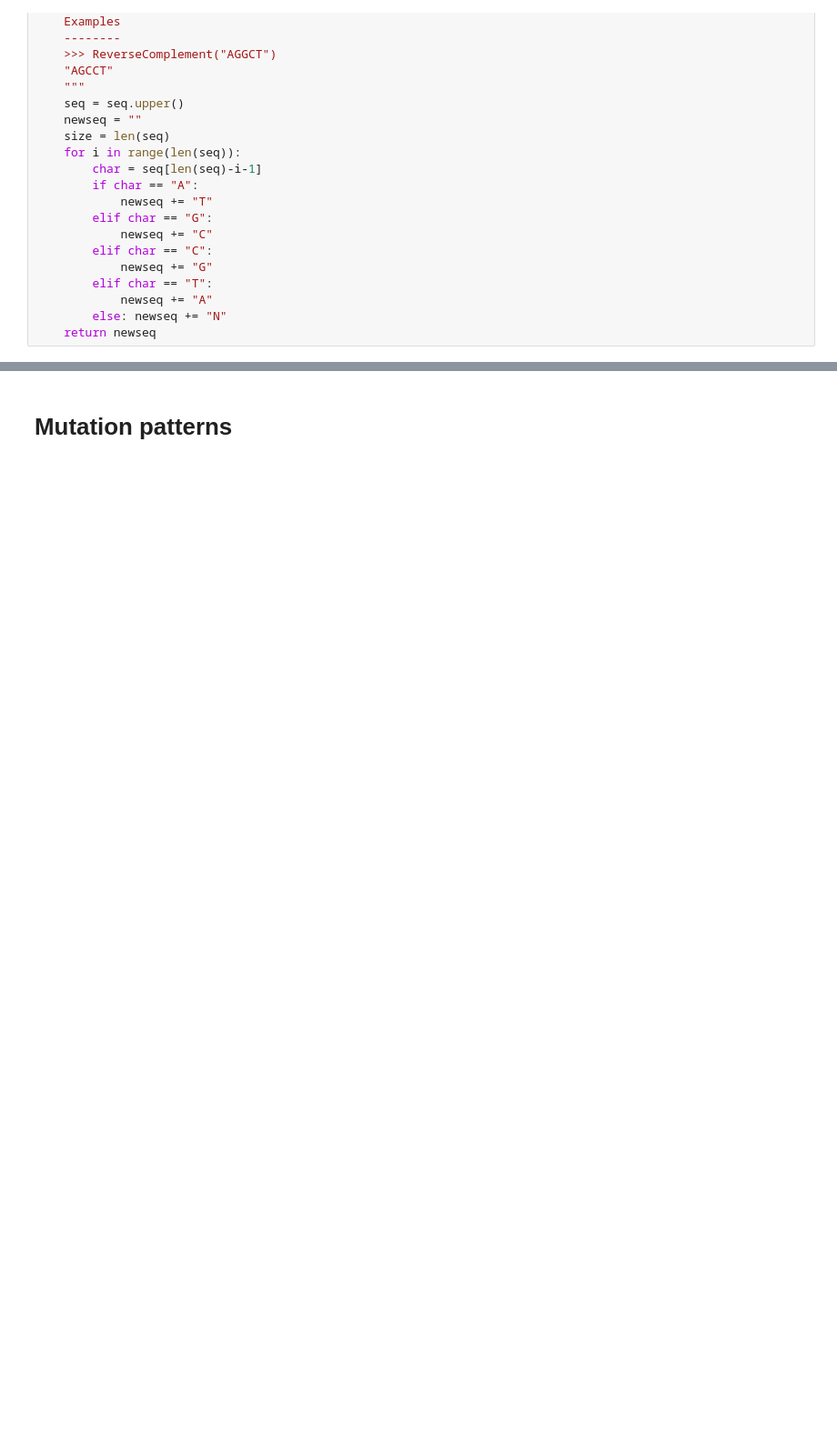
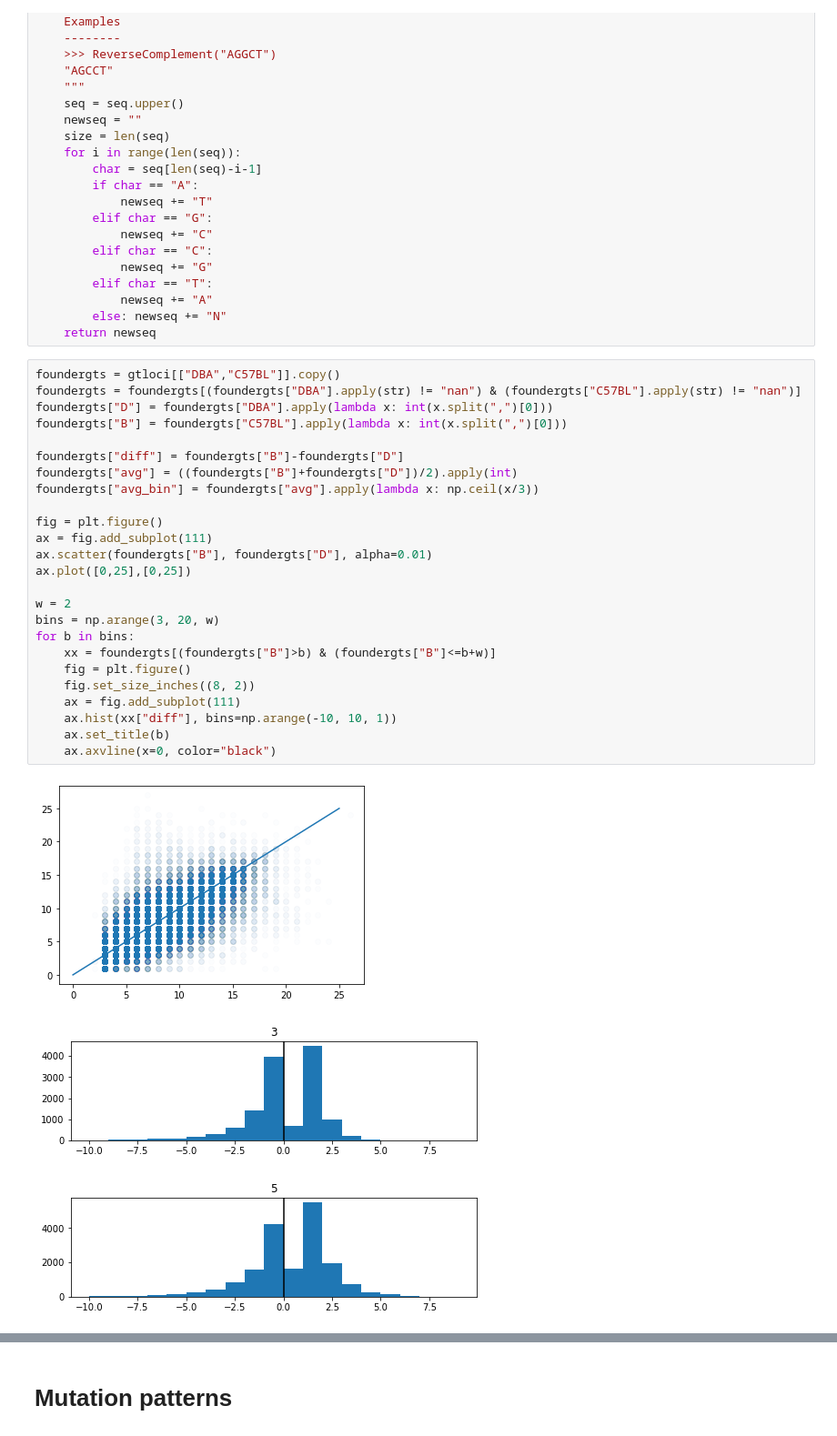
Before and after one commit to gymreklab/BXD-STR-Mutator-Manuscript, a Jupyter notebook: analysis/BXD-MutationPatterns.ipynb, the cells around one changed output, grey strips where cells are left out. Shown: that part at 91% size. Cells and saved outputs as stored; diff of their text form; blank space fills up the shorter version.

```diff
--- a/analysis/BXD-MutationPatterns.ipynb
+++ b/analysis/BXD-MutationPatterns.ipynb
@@ -112,3 +118,32 @@ def ReverseComplement(seq):
             newseq += "A"
         else: newseq += "N"
     return newseq
+# %%
+foundergts = gtloci[["DBA","C57BL"]].copy()
+foundergts = foundergts[(foundergts["DBA"].apply(str) != "nan") & (foundergts["C57BL"].apply(str) != "nan")]
+foundergts["D"] = foundergts["DBA"].apply(lambda x: int(x.split(",")[0]))
+foundergts["B"] = foundergts["C57BL"].apply(lambda x: int(x.split(",")[0]))
+
+foundergts["diff"] = foundergts["B"]-foundergts["D"]
+foundergts["avg"] = ((foundergts["B"]+foundergts["D"])/2).apply(int)
+foundergts["avg_bin"] = foundergts["avg"].apply(lambda x: np.ceil(x/3))
+
+fig = plt.figure()
+ax = fig.add_subplot(111)
+ax.scatter(foundergts["B"], foundergts["D"], alpha=0.01)
+ax.plot([0,25],[0,25])
+
+w = 2
+bins = np.arange(3, 20, w)
+for b in bins:
+    xx = foundergts[(foundergts["B"]>b) & (foundergts["B"]<=b+w)]
+    fig = plt.figure()
+    fig.set_size_inches((8, 2))
+    ax = fig.add_subplot(111)
+    ax.hist(xx["diff"], bins=np.arange(-10, 10, 1))
+    ax.set_title(b)
+    ax.axvline(x=0, color="black")
+# %% [output]
+[figure, added]
+[figure, added]
+[figure, added]
```
Also changed, not shown: parts of 11 cells of this notebook, 2 other files.
